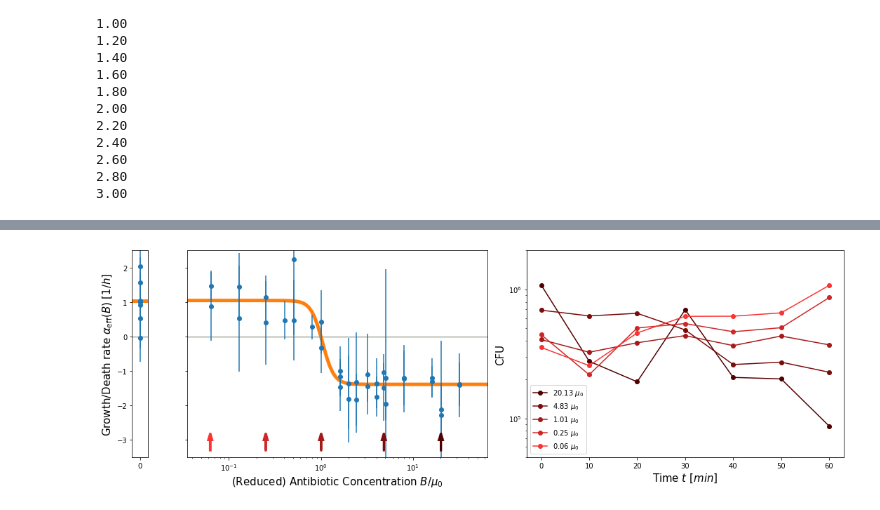
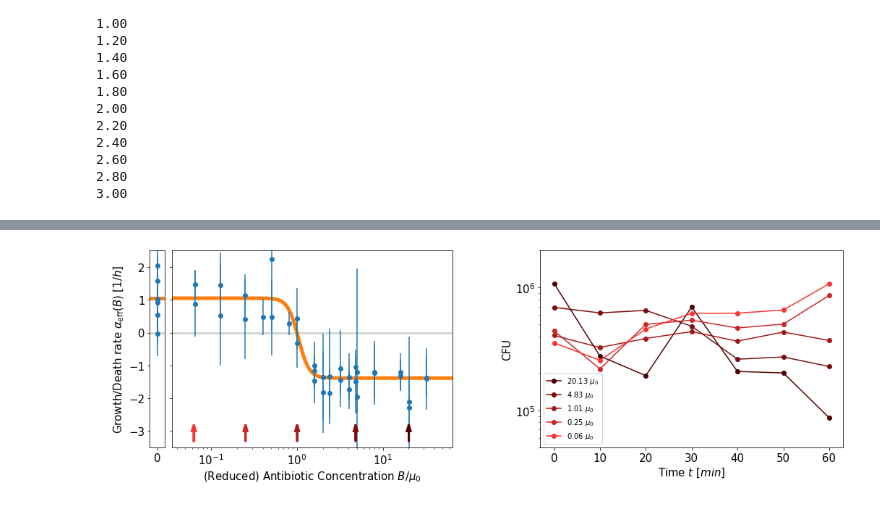
Before and after one commit to Michael000777/antibiotics, a Jupyter notebook: plots/plots for manuscript.ipynb, the cells around one changed output, grey strips where cells are left out. Drawn from its saved outputs; the diff is of its cells as text; code cells hidden in the pictures.

```diff
--- a/plots/plots for manuscript.ipynb
+++ b/plots/plots for manuscript.ipynb
@@ -12,6 +12,14 @@ import matplotlib
 from imp import reload
 import platereaderclass as prc; reload(prc);
 import plates_EstimateMSP as eMSP; reload(eMSP);
+# %%
+# general plot options
+
+axes_fontsize    = 15  # size of numbers on axes
+label_fontsize   = 15  # size of labels for axes
+legend_fontsize  = 12
+panelID_fontsize = 20  # size of panel indicator (A, B, C, ...)
+plot_xfigsize    = 15
 # %%
 basedir = '/home/lukas/projects/antibiotics/experiments/200129_AllData/'
 
@@ -519,9 +527,9 @@ fig.savefig('fig2_trajectories.pdf')
 # %%
 # classic growth measurements
 
-def aeff(b,alpha,mu0,kappa,gamma):
+def aeff(b, alpha, mu0, kappa, gamma):
     bmk = np.power(b/mu0,kappa)
-    return alpha * (1 - bmk)/(1+bmk/gamma)
+    return alpha * (1 - bmk)/(1 + bmk/gamma)
 
 growth_scmic = 1.242e-2
 growth_alpha = 1.049
@@ -530,62 +538,67 @@ growth_kappa = 7.049
 
 
 datadir = '/home/lukas/Documents/manuscripts/antibiotics_inoculumeffect/figures/antibioticgrowth/data'
 
-fig,ax = plt.subplots(1,3,gridspec_kw = {'width_ratios':[1,19,20]}, figsize = (15,5))
+fig      = plt.figure(figsize = (plot_xfigsize,5))
+subfigs  = fig.subfigures(1,2)
+ax0      = subfigs[0].subplots(1,2, gridspec_kw = {'width_ratios': [1,19], 'wspace':.05})
+ax1      = subfigs[1].subplots(1,1)
+#fig,ax = plt.subplots(1,2, figsize = (plot_xfigsize,5))
+
+#fig0,ax0 = ax[0].subplots(1,2, gridspec_kw = {'width_ratios':[1,9]}, share_y = True)
 
 growthrate_data = None
 for fn in glob.glob(datadir + '/*.growthrates'):
     cur_data        = pd.read_csv(fn, skiprows=1, names = ['abconc','growthrate','growthrate_stddev'], delim_whitespace=True)
     growthrate_data = AddDF(growthrate_data, cur_data)
 
 trajectory_data = pd.read_csv(datadir + '/alldata_trajectories', delim_whitespace = True)
 
-ax[0].set_ylim([-3.5,2.5])
-ax[0].set_xlim([-1e-5,1e-5])
-ax[0].set_xticks([0])
-ax[0].errorbar(growthrate_data['abconc']/growth_scmic, growthrate_data['growthrate'], growthrate_data['growthrate_stddev'], marker = 'o',ls = '')
-ax[0].plot(np.array([-1e-5,1e-5]), aeff(np.array([0,0]) * growth_scmic, growth_alpha, growth_scmic, growth_kappa, growth_gamma), lw = 5, zorder = 1)
+ax0[0].set_ylim([-3.5,2.5])
+ax0[0].set_xlim([-1e-5,1e-5])
+ax0[0].set_xticks([0])
+ax0[0].errorbar(growthrate_data['abconc']/growth_scmic, growthrate_data['growthrate'], growthrate_data['growthrate_stddev'], marker = 'o',ls = '')
+ax0[0].plot(np.array([-1e-5,1e-5]), aeff(np.array([0,0]) * growth_scmic, growth_alpha, growth_scmic, growth_kappa, growth_gamma), lw = 5, zorder = 1)
+ax0[0].tick_params(labelsize = axes_fontsize)
+ax0[1].set_xscale('log')
+ax0[1].set_xlim([.035,65])
+ax0[1].set_ylim([-3.5,2.5])
+ax0[1].tick_params(labelsize = axes_fontsize)
 
-ax[1].set_xscale('log')
-ax[1].set_xlim([.035,65])
-ax[1].set_ylim([-3.5,2.5])
+abconc_red = np.exp(np.linspace(np.log(ax0[1].get_xlim()[0]), np.log(ax0[1].get_xlim()[1]), 100))
 
-abconc_red = np.exp(np.linspace(np.log(ax[1].get_xlim()[0]), np.log(ax[1].get_xlim()[1]), 100))
+ax0[1].errorbar(growthrate_data['abconc']/growth_scmic, growthrate_data['growthrate'], growthrate_data['growthrate_stddev'], marker = 'o',ls = '')
+ax0[1].plot(abconc_red, aeff(abconc_red * growth_scmic, growth_alpha, growth_scmic, growth_kappa, growth_gamma), lw = 5, zorder = 1)
 
-ax[1].errorbar(growthrate_data['abconc']/growth_scmic, growthrate_data['growthrate'], growthrate_data['growthrate_stddev'], marker = 'o',ls = '')
-ax[1].plot(abconc_red, aeff(abconc_red * growth_scmic, growth_alpha, growth_scmic, growth_kappa, growth_gamma), lw = 5, zorder = 1)
+ax0[0].hlines(0, ax0[0].get_xlim()[0], ax0[0].get_xlim()[1], color = '#d3d7cf', lw = 3, zorder = -1)
+ax0[1].hlines(0, ax0[1].get_xlim()[0], ax0[1].get_xlim()[1], color = '#d3d7cf', lw = 3, zorder = -1)
 
-ax[0].hlines(0, ax[0].get_xlim()[0], ax[0].get_xlim()[1], color = '#d3d7cf', lw = 3, zorder = -1)
-ax[1].hlines(0, ax[1].get_xlim()[0], ax[1].get_xlim()[1], color = '#d3d7cf', lw = 3, zorder = -1)
+#ax0[0].get_shared_x_axes().join(ax[0], ax[1])
 
-ax[0].get_shared_x_axes().join(ax[0], ax[1])
-
-ax[1].set_yticklabels([])
-ax[1].set_xlabel(r'(Reduced) Antibiotic Concentration $B/\mu_0$', fontsize = 15)
-ax[0].set_ylabel(r'Growth/Death rate $\alpha_\mathrm{eff}(B)$ $[1/h]$', fontsize = 15)
-#ax[1].set_xticklabels([(.1,r'$0.1\mu_0$'), (1,r'$\mu_u$')])
-
-
+ax0[1].set_yticklabels([])
+ax0[1].set_xlabel(r'(Reduced) Antibiotic Concentration $B/\mu_0$', fontsize = label_fontsize)
+ax0[0].set_ylabel(r'Growth/Death rate $\alpha_\mathrm{eff}(B)$ $[1/h]$', fontsize = label_fontsize)
 
 
 avg_traj = {}
 traj_pairs = [(6,15),(20,28),(35,43),(37,45),(39,47)]
 for i,(idx1,idx2) in enumerate(traj_pairs):
     label = trajectory_data.columns[idx1]
     avg_traj[trajectory_data.columns[idx1]] = np.sqrt(trajectory_data[trajectory_data.columns[idx1]].values * trajectory_data[trajectory_data.columns[idx2]].values)
     col = patch_color(value = i/(len(traj_pairs)-1.), color1=[250,51,51], color2 = [80,0,0])
     b0_red = float(label)/growth_scmic
-    ax[2].plot(trajectory_data['#'], avg_traj[label], label = r'${:.2f}~\mu_0$'.format(float(label)/growth_scmic),marker = 'o', c = col)
-    ax[1].arrow(x=b0_red, y = -3.3, dx=0, dy = .3, color = col, lw = 3, zorder = 1000, head_width = b0_red*.1, head_length = .2)
-ax[2].set_yscale('log')
-ax[2].set_ylim([5e4,2e6])
-ax[2].set_xlim([-3,63])
-ax[2].legend()
+    ax1.plot(trajectory_data['#'], avg_traj[label], label = r'${:.2f}~\mu_0$'.format(float(label)/growth_scmic),marker = 'o', c = col)
+    ax0[1].arrow(x=b0_red, y = -3.3, dx=0, dy = .3, color = col, lw = 3, zorder = 1000, head_width = b0_red*.1, head_length = .2)
+ax1.set_yscale('log')
+ax1.set_ylim([5e4,2e6])
+ax1.set_xlim([-3,63])
+ax1.tick_params(labelsize = axes_fontsize)
 
-ax[2].set_xlabel(r'Time $t$ $[min]$', fontsize = 15)
-ax[2].set_ylabel(r'CFU', fontsize = 15)
-fig.tight_layout()
+ax1.legend()
+
+ax1.set_xlabel(r'Time $t$ $[min]$', fontsize = label_fontsize)
+ax1.set_ylabel(r'CFU', fontsize = label_fontsize)
 
 fig.savefig('fig1_growthrates.pdf')
 # %% [output]
-[figure, old version]
+[figure, new version]
```
Also changed, not shown: parts of 5 cells of this notebook.
